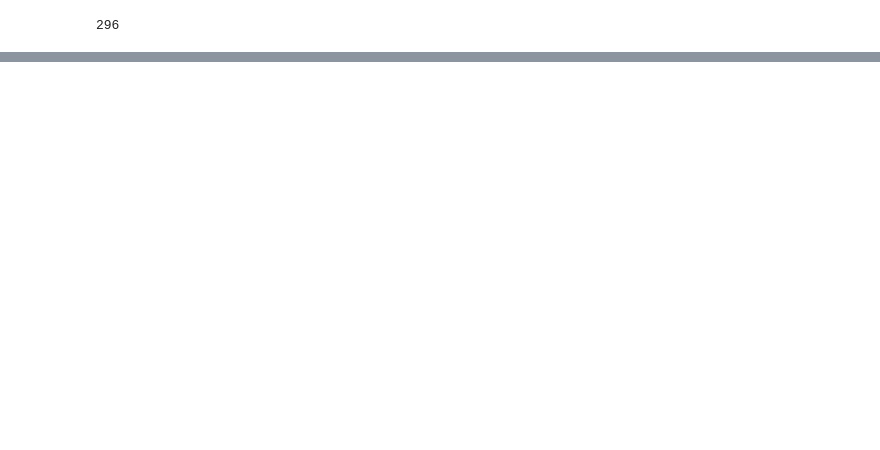
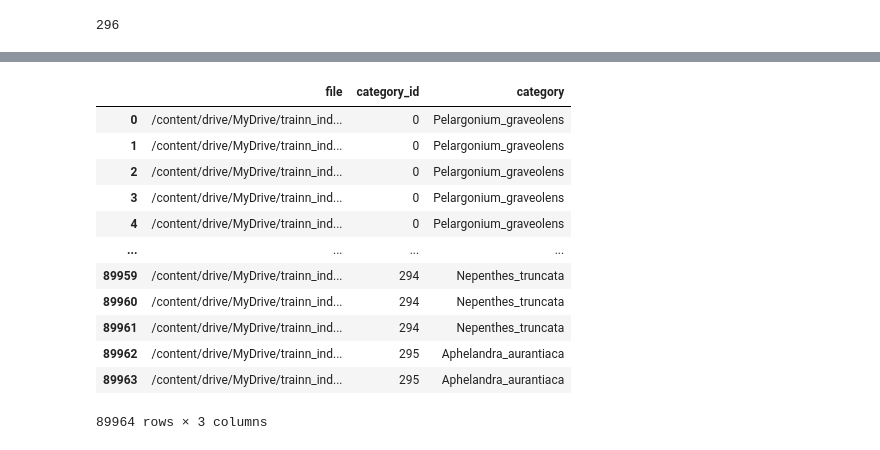
Before and after one commit to youssef-bourais/Plant_classification_using_Convolutional_Neural_Network, a Jupyter notebook: indor_plant.ipynb, the cells around one changed output, grey strips where cells are left out. Drawn from its saved outputs; the diff is of its cells as text; code cells hidden in the pictures; blank space fills up the shorter version.

```diff
--- a/indor_plant.ipynb
+++ b/indor_plant.ipynb
@@ -55,11 +68,11 @@ CATEGORIES = [ 'Pelargonium_graveolens','Pelargonium_odoratissimum',	'Pelargoniu
 	'Crotalaria_pumila', 	'Dendrobium_chrysotoxum', 	'Dendrobium_moschatum', 	'Fittonia_albivenis', 	'Selenicereus_anthonyanus', 	'Selenicereus_grandiflorus',
  	'Acalypha_aristata', 	'Daucus_pusillus', 	'Diervilla_lonicera', 	'Dryopteris_cristata', 	'Dryopteris_intermedia', 	'Hypericum_prolificum',
  	'Mertensia_maritima', 	'Mertensia_paniculata', 	'Nymphaea_odorata', 	'Papaver_nudicaule', 	'Sedum_divergens', 	'Sedum_oreganum', 	'Sedum_spathulifolium',
- 	'Sedum_ternatum', 	'Tradescantia_occidentalis', 	'Tradescantia_ohiensis', 	'Barbarea_vulgaris', 	'Nepenthes_vieillardii', 	'Dendrobium_closterium', 	'Schefflera_spp',
- 	'Tagetes_lucida', 	'Lithops_fulviceps', 	'Lithops_karasmontana', 	'Lithops_marmorata', 	'Lithops_pseudotruncatella', 	'Lithops_spp', 	'Sedum_lineare',
- 	'Sedum_morganianum', 	'Garrya_elliptica', 	'Pelargonium_crispum', 	'Pelargonium_x_hortorum', 	'Loropetalum_chinense', 	'Liriope_muscari', 'Dendrobium_spp',
+ 	'Sedum_ternatum', 	'Tradescantia_occidentalis', 	'Tradescantia_ohiensis', 	'Barbarea_vulgaris', 	'Nepenthes_vieillardii', 	'Dendrobium_closterium', 	'Schefflera_spp.',
+ 	'Tagetes_lucida', 	'Lithops_fulviceps', 	'Lithops_karasmontana', 	'Lithops_marmorata', 	'Lithops_pseudotruncatella', 	'Lithops_spp.', 	'Sedum_lineare',
+ 	'Sedum_morganianum', 	'Garrya_elliptica', 	'Pelargonium_crispum', 	'Pelargonium_x_hortorum', 	'Loropetalum_chinense', 	'Liriope_muscari', 'Dendrobium_spp.',
  	'Peperomia_dolabriformis', 	'Hebe_franciscana',	'Browallia_speciosa', 	'Alocasia_cuprea', 	'Alocasia_micholitziana',
- 	'Alocasia_odora', 	'Alocasia_sanderiana', 	'Nepenthes_spp', 	'Pelargonium_spp',	'Nephrolepis_falcata',
+ 	'Alocasia_odora', 	'Alocasia_sanderiana', 	'Nepenthes_spp.', 	'Pelargonium_spp.',	'Nephrolepis_falcata',
  	'Pelargonium_grandiflorum', 	'Dischidia_nummularia', 	'Schefflera_heptaphylla', 	'Herbertia_lahue', 	'Pelargonium_panduriforme',
  	'Sedum_albomarginatum', 	'Sedum_glaucophyllum', 	'Sedum_laxum', 	'Sedum_moranense', 	'Sedum_niveum', 	'Sedum_obtusatum', 	'Sedum_pulchellum', 	'Calochortus_eurycarpus',
  	'Calochortus_gunnisonii', 	'Calochortus_leichtlinii', 	'Calochortus_luteus', 	'Calochortus_splendens', 	'Calochortus_tolmiei', 	'Diervilla_sessilifolia',
@@ -113,10 +129,9 @@ new file: /content/drive/MyDrive/train_indor/Aphelandra_aurantiaca
 # %%
-SAMPLE_PER_CATEGORY = 400
-data_dir = '/content/drive/MyDrive'
-train_dir = os.path.join(data_dir, '/content/drive/MyDrive/train_indor')
-test_dir = os.path.join(data_dir, '/content/drive/MyDrive/indor/test_indor')
+SAMPLE_PER_CATEGORY = 2000
+data_dir = '/content/drive/MyDrive/train_indor'
+train_dir = os.path.join(data_dir, '/content/drive/MyDrive/trainn_indorr/train_indor')
+# test_dir = os.path.join(data_dir, '/content/drive/MyDrive/indor/test_indor')
 # %%
 for category in CATEGORIES:
-#     print('{} {} images'.format(category, len(os.listdir(os.path.join(train_dir, category)))))
-      len(os.listdir(os.path.join(train_dir, category)))
+    print('{} {} images'.format(category, len(os.listdir(os.path.join(train_dir, category)))))
 # %% [output]
@@ -123,0 +186,23 @@ FileNotFoundError: ignored
+# %%
+train = []
+for category_id, category in enumerate(CATEGORIES):
+    for file in os.listdir(os.path.join(train_dir, category)):
+        train.append(['/content/drive/MyDrive/trainn_indorr/train_indor/{}/{}'.format(category, file), category_id, category])
+train = pd.DataFrame(train, columns=['file', 'category_id', 'category'])
+# train.head()
+train.shape
+train
+# %% [output]
+|  | file | category_id | category |
+| 0 | /content/drive/MyDrive/trainn_ind... | 0 | Pelargonium_graveolens |
+| 1 | /content/drive/MyDrive/trainn_ind... | 0 | Pelargonium_graveolens |
+| 2 | /content/drive/MyDrive/trainn_ind... | 0 | Pelargonium_graveolens |
+| 3 | /content/drive/MyDrive/trainn_ind... | 0 | Pelargonium_graveolens |
+| 4 | /content/drive/MyDrive/trainn_ind... | 0 | Pelargonium_graveolens |
+| ... | ... | ... | ... |
+| 89959 | /content/drive/MyDrive/trainn_ind... | 294 | Nepenthes_truncata |
+| 89960 | /content/drive/MyDrive/trainn_ind... | 294 | Nepenthes_truncata |
+| 89961 | /content/drive/MyDrive/trainn_ind... | 294 | Nepenthes_truncata |
+| 89962 | /content/drive/MyDrive/trainn_ind... | 295 | Aphelandra_aurantiaca |
+| 89963 | /content/drive/MyDrive/trainn_ind... | 295 | Aphelandra_aurantiaca |
+89964 rows × 3 columns
```
Also changed, not shown: parts of 7 cells of this notebook.
